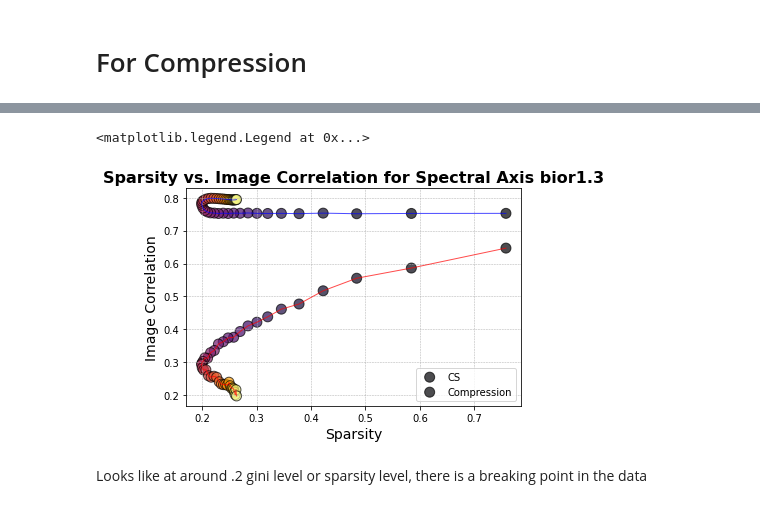
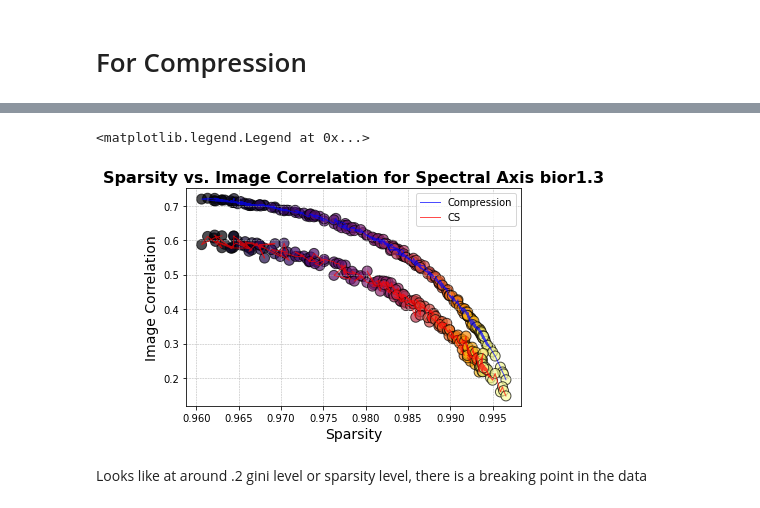
Before and after one commit to JenuC/HASS, a Jupyter notebook: Sparsity_Graphs.ipynb, the cells around one changed output, grey strips where cells are left out. Saved outputs shown, nothing was run; the diff lists cells and outputs as text; code cells hidden in the pictures.

```diff
--- a/Sparsity_Graphs.ipynb
+++ b/Sparsity_Graphs.ipynb
@@ -45,0 +54,13 @@ arr.shape
+# %%
+for j in range(45):
+    arr1 = np.zeros([256,256,256])
+    ordered_sparsity_spectral = []
+    images = h5file[key[j]][()]  # Replace 'images' with the actual name of the dataset
+    images = np.array(images)
+    arr1 += images
+    for i in range(256):
+        original = arr1[:,:,i]
+        gini = hassCS.gini(original)
+        ordered_sparsity_spectral.append(gini)
+    plt.plot(ordered_sparsity_spectral)
+    print(j)
@@ -71,17 +116,17 @@ def spectral_cs(arr, wavelet):
     original = []
     sparsity_spectral = []
     img_corr_spectral = []
-    for i in range(8,50):
-        original = arr[:,:,7:i]
-        original = original.sum(2)
+    for i in range(50,256):
+        original = arr[:,:,i]
+#         original = original.sum(2)
         X_reconstructed, Xw = hassCS.single_rec(original,wavelet = wavelet)
         sparsity_spectral.append(hassCS.gini(original))
         img_corr_spectral.append(sewar.scc(original,X_reconstructed))
     return sparsity_spectral, img_corr_spectral
 
-bior_sparse, bior_corr = spectral_cs(arr,"bior1.3")
-haar_sparse, haar_corr = spectral_cs(arr, "haar")
-rbio_sparse, rbio_corr = spectral_cs(arr, "rbio1.3")
+bior_sparse, bior_corr = spectral_cs(arr1,"bior1.3")
+# haar_sparse, haar_corr = spectral_cs(arr, "haar")
+# rbio_sparse, rbio_corr = spectral_cs(arr, "rbio1.3")
 # %% [markdown]
 ### After running compressed sensing we plot the performance of the algorithm against the decreasing levels of sparsity in the data to find the breaking point
 # %%
@@ -132,17 +175,17 @@ def spectral_c(arr, wavelet):
     original = []
     sparsity_spectral = []
     img_corr_spectral = []
-    for i in range(8,50):
-        original = arr[:,:,7:i]
-        original = original.sum(2)
+    for i in range(50,256):
+        original = arr[:,:,i]
+#         original = original.sum(2)
         X_reconstructed = wavelet_compr(original)
         sparsity_spectral.append(hassCS.gini(original))
         img_corr_spectral.append(sewar.scc(original,X_reconstructed))
     return sparsity_spectral, img_corr_spectral
 # %%
-bior_sparse_c, bior_corr_c = spectral_c(arr,"bior1.3")
-haar_sparse_c, haar_corr_c = spectral_c(arr, "haar")
-rbio_sparse_c, rbio_corr_c = spectral_c(arr, "rbio1.3")
+bior_sparse_c, bior_corr_c = spectral_c(arr1,"bior1.3")
+# haar_sparse_c, haar_corr_c = spectral_c(arr, "haar")
+# rbio_sparse_c, rbio_corr_c = spectral_c(arr, "rbio1.3")
 # %%
 # The color indicates the order of the data (dark->light)
 spectral_plot(bior_sparse_c,bior_corr_c,"bior")
@@ -156,34 +197,34 @@ spectral_plot(rbio_sparse_c, rbio_corr_c, "rbio1.4")
 # %%
 wavelet = "bior1.3"
 fig, ax = plt.subplots()
 
 # Create a color map based on the first dataset
 cmap = cm.inferno
 norm_c = plt.Normalize(0, len(bior_sparse_c))
 colors_c = cmap(norm_c(range(len(bior_sparse_c))))
 
 # Scatter and plot for the first set
-plt.scatter(bior_sparse_c, bior_corr_c, c=colors_c, marker='o', edgecolors='k', s=100, alpha=0.7, label="CS")
-ax.plot(bior_sparse_c, bior_corr_c, color='blue', linewidth=1, alpha=0.7)
+plt.scatter(bior_sparse_c, bior_corr_c, c=colors_c, marker='o', edgecolors='k', s=100, alpha=0.7)
+ax.plot(bior_sparse_c, bior_corr_c, color='blue', linewidth=1, alpha=0.7, label = 'Compression')
 
 # Create a different color map for the second dataset (or use the same if appropriate)
 norm = plt.Normalize(0, len(bior_sparse))
 colors = cmap(norm(range(len(bior_sparse))))
 
 # Scatter and plot for the second set
-plt.scatter(bior_sparse, bior_corr, c=colors, marker='o', edgecolors='k', s=100, alpha=0.7, label="Compression")
-ax.plot(bior_sparse, bior_corr, color='red', linewidth=1, alpha=0.7)
+plt.scatter(bior_sparse, bior_corr, c=colors, marker='o', edgecolors='k', s=100, alpha=0.7)
+ax.plot(bior_sparse, bior_corr, color='red', linewidth=1, alpha=0.7,label="CS")
 
 # Title and labels
 plt.title(f'Sparsity vs. Image Correlation for Spectral Axis {wavelet}', fontsize=16, fontweight='bold')
 plt.xlabel('Sparsity', fontsize=14)
 plt.ylabel('Image Correlation', fontsize=14)
 
 # Grid and legend
 plt.grid(True, which='both', linestyle='--', linewidth=0.5)
 plt.legend()
 # %% [output]
 <matplotlib.legend.Legend at 0x...>
-[figure, old version]
+[figure, new version]
 # %% [markdown]
 Looks like at around .2 gini level or sparsity level, there is a breaking point in the data
```
Also changed, not shown: parts of 10 cells of this notebook.
